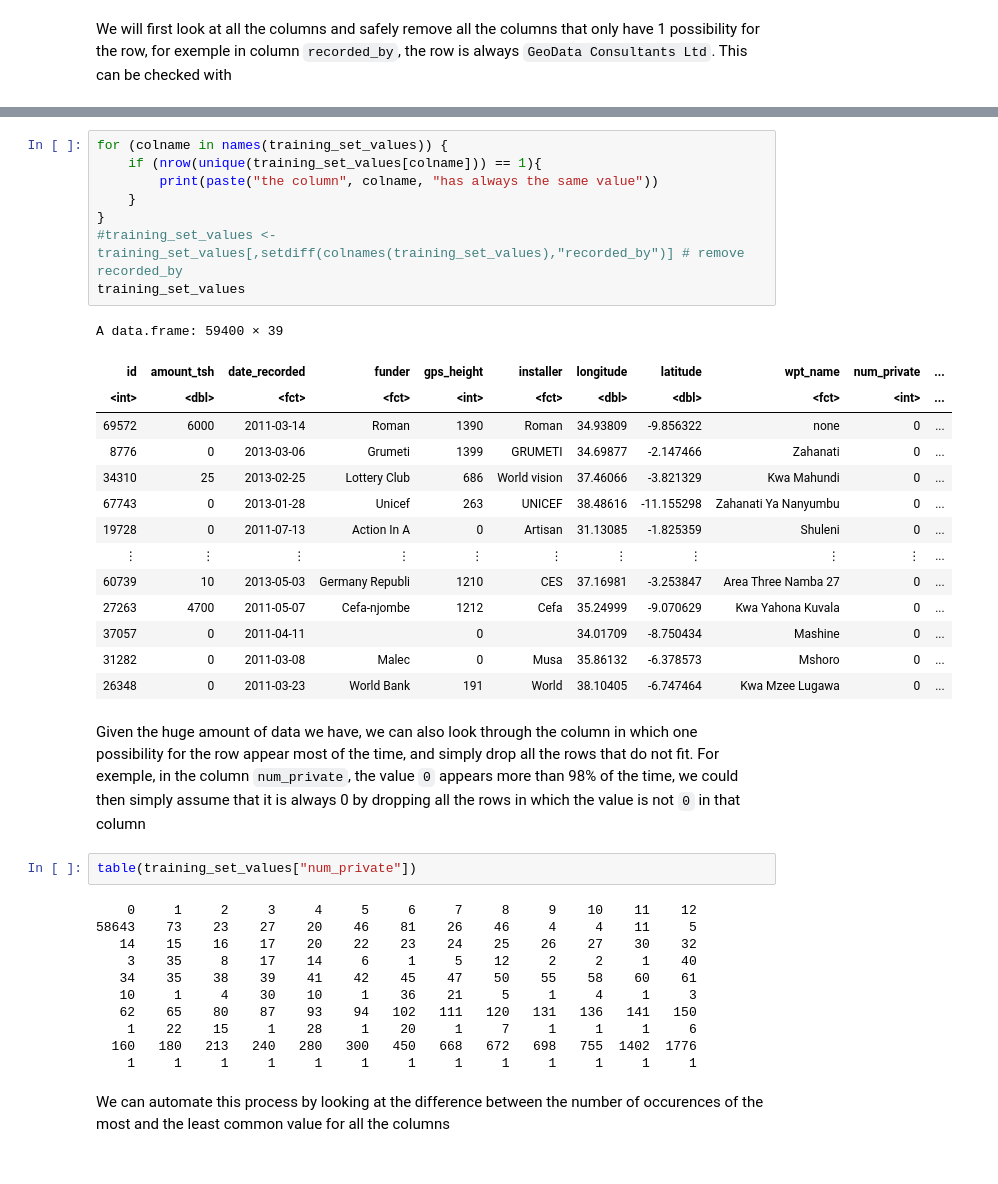
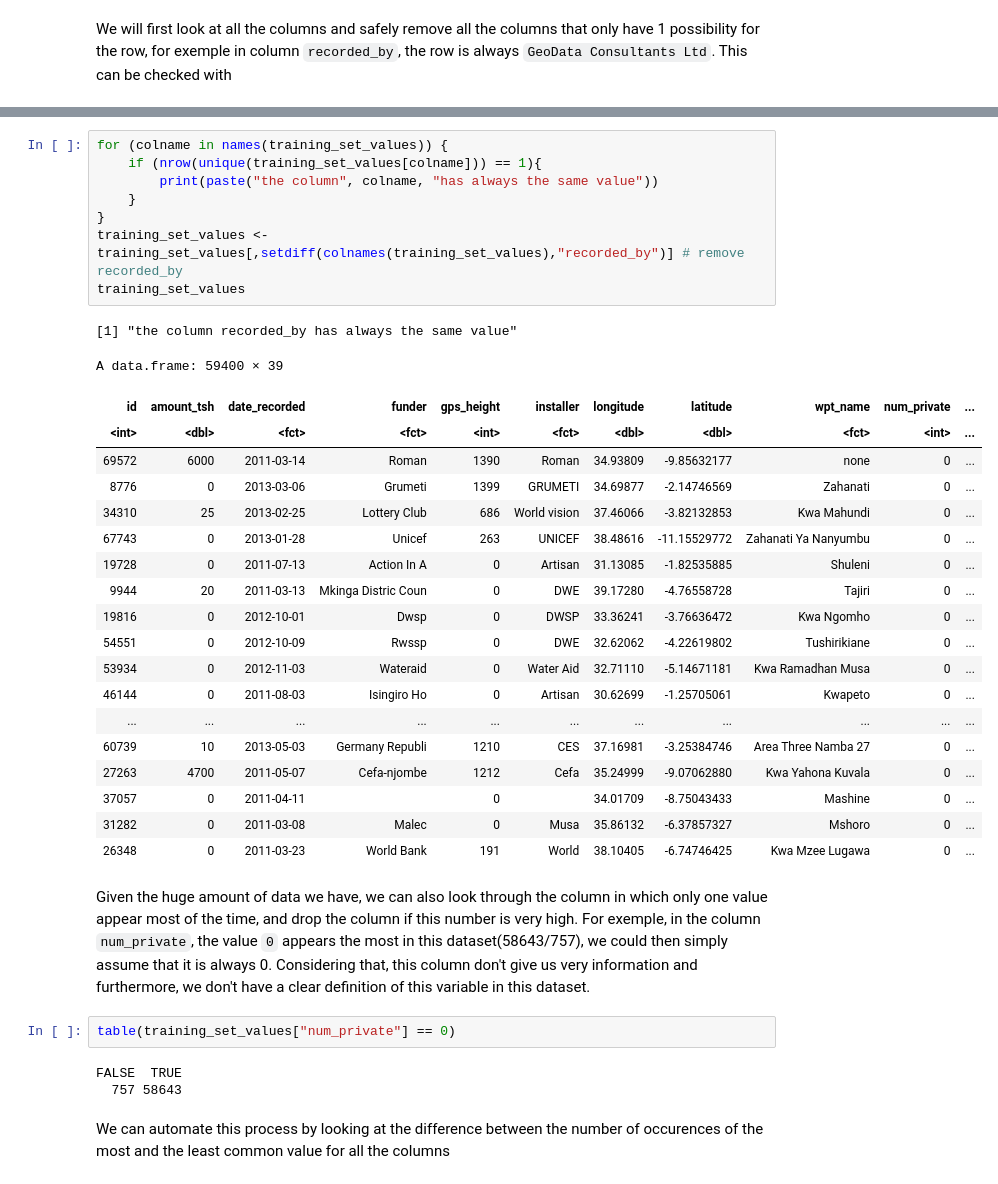
Before and after one commit to nmarotte/F422-fluffy-couscous, a Jupyter notebook: ReportTemplate.ipynb, the cells around one changed output, grey strips where cells are left out. Cells and saved outputs as stored; diff of their text form.

```diff
--- a/ReportTemplate.ipynb
+++ b/ReportTemplate.ipynb
@@ -50,41 +61,39 @@ summary(training_set_labels)
 # %%
 for (colname in names(training_set_values)) {
     if (nrow(unique(training_set_values[colname])) == 1){
         print(paste("the column", colname, "has always the same value"))
     }
 }
-#training_set_values <- training_set_values[,setdiff(colnames(training_set_values),"recorded_by")] # remove recorded_by
+training_set_values <- training_set_values[,setdiff(colnames(training_set_values),"recorded_by")] # remove recorded_by
 training_set_values
 # %% [output]
-A data.frame: 59400 × 39
+[1] "the column recorded_by has always the same value"
+A data.frame: 59400 × 39
 | id | amount_tsh | date_recorded | funder | gps_height | installer | longitude | latitude | wpt_name | num_private | ... |
 | <int> | <dbl> | <fct> | <fct> | <int> | <fct> | <dbl> | <dbl> | <fct> | <int> | ... |
-| 69572 | 6000 | 2011-03-14 | Roman | 1390 | Roman | 34.93809 | -9.856322 | none | 0 | ... |
-| 8776 | 0 | 2013-03-06 | Grumeti | 1399 | GRUMETI | 34.69877 | -2.147466 | Zahanati | 0 | ... |
-| 34310 | 25 | 2013-02-25 | Lottery Club | 686 | World vision | 37.46066 | -3.821329 | Kwa Mahundi | 0 | ... |
-| 67743 | 0 | 2013-01-28 | Unicef | 263 | UNICEF | 38.48616 | -11.155298 | Zahanati Ya Nanyumbu | 0 | ... |
-| 19728 | 0 | 2011-07-13 | Action In A | 0 | Artisan | 31.13085 | -1.825359 | Shuleni | 0 | ... |
-| ⋮ | ⋮ | ⋮ | ⋮ | ⋮ | ⋮ | ⋮ | ⋮ | ⋮ | ⋮ | ... |
-| 60739 | 10 | 2013-05-03 | Germany Republi | 1210 | CES | 37.16981 | -3.253847 | Area Three Namba 27 | 0 | ... |
-| 27263 | 4700 | 2011-05-07 | Cefa-njombe | 1212 | Cefa | 35.24999 | -9.070629 | Kwa Yahona Kuvala | 0 | ... |
-| 37057 | 0 | 2011-04-11 |  | 0 |  | 34.01709 | -8.750434 | Mashine | 0 | ... |
-| 31282 | 0 | 2011-03-08 | Malec | 0 | Musa | 35.86132 | -6.378573 | Mshoro | 0 | ... |
-| 26348 | 0 | 2011-03-23 | World Bank | 191 | World | 38.10405 | -6.747464 | Kwa Mzee Lugawa | 0 | ... |
+| 69572 | 6000 | 2011-03-14 | Roman | 1390 | Roman | 34.93809 | -9.85632177 | none | 0 | ... |
+| 8776 | 0 | 2013-03-06 | Grumeti | 1399 | GRUMETI | 34.69877 | -2.14746569 | Zahanati | 0 | ... |
+| 34310 | 25 | 2013-02-25 | Lottery Club | 686 | World vision | 37.46066 | -3.82132853 | Kwa Mahundi | 0 | ... |
+| 67743 | 0 | 2013-01-28 | Unicef | 263 | UNICEF | 38.48616 | -11.15529772 | Zahanati Ya Nanyumbu | 0 | ... |
+| 19728 | 0 | 2011-07-13 | Action In A | 0 | Artisan | 31.13085 | -1.82535885 | Shuleni | 0 | ... |
+| 9944 | 20 | 2011-03-13 | Mkinga Distric Coun | 0 | DWE | 39.17280 | -4.76558728 | Tajiri | 0 | ... |
+| 19816 | 0 | 2012-10-01 | Dwsp | 0 | DWSP | 33.36241 | -3.76636472 | Kwa Ngomho | 0 | ... |
+| 54551 | 0 | 2012-10-09 | Rwssp | 0 | DWE | 32.62062 | -4.22619802 | Tushirikiane | 0 | ... |
+| 53934 | 0 | 2012-11-03 | Wateraid | 0 | Water Aid | 32.71110 | -5.14671181 | Kwa Ramadhan Musa | 0 | ... |
+| 46144 | 0 | 2011-08-03 | Isingiro Ho | 0 | Artisan | 30.62699 | -1.25705061 | Kwapeto | 0 | ... |
+| ... | ... | ... | ... | ... | ... | ... | ... | ... | ... | ... |
+| 60739 | 10 | 2013-05-03 | Germany Republi | 1210 | CES | 37.16981 | -3.25384746 | Area Three Namba 27 | 0 | ... |
+| 27263 | 4700 | 2011-05-07 | Cefa-njombe | 1212 | Cefa | 35.24999 | -9.07062880 | Kwa Yahona Kuvala | 0 | ... |
+| 37057 | 0 | 2011-04-11 |  | 0 |  | 34.01709 | -8.75043433 | Mashine | 0 | ... |
+| 31282 | 0 | 2011-03-08 | Malec | 0 | Musa | 35.86132 | -6.37857327 | Mshoro | 0 | ... |
+| 26348 | 0 | 2011-03-23 | World Bank | 191 | World | 38.10405 | -6.74746425 | Kwa Mzee Lugawa | 0 | ... |
 # %% [markdown]
-Given the huge amount of data we have, we can also look through the column in which one possibility for the row appear most of the time, and simply drop all the rows that do not fit. For exemple, in the column `num_private`, the value `0` appears more than 98% of the time, we could then simply assume that it is always 0 by dropping all the rows in which the value is not `0` in that column
+Given the huge amount of data we have, we can also look through the column in which only one value appear most of the time, and drop the column if this number is very high. For exemple, in the column `num_private`, the value `0` appears the most in this dataset(58643/757), we could then simply assume that it is always 0. Considering that, this column don't give us very information and furthermore, we don't have a clear definition of this variable in this dataset.
 # %%
-table(training_set_values["num_private"])
+table(training_set_values["num_private"] == 0)
 # %% [output]
-    0     1     2     3     4     5     6     7     8     9    10    11    12
-58643    73    23    27    20    46    81    26    46     4     4    11     5
-   14    15    16    17    20    22    23    24    25    26    27    30    32
-    3    35     8    17    14     6     1     5    12     2     2     1    40
-   34    35    38    39    41    42    45    47    50    55    58    60    61
-   10     1     4    30    10     1    36    21     5     1     4     1     3
-   62    65    80    87    93    94   102   111   120   131   136   141   150
-    1    22    15     1    28     1    20     1     7     1     1     1     6
-  160   180   213   240   280   300   450   668   672   698   755  1402  1776
-    1     1     1     1     1     1     1     1     1     1     1     1     1
+FALSE  TRUE
+  757 58643
 # %% [markdown]
 We can automate this process by looking at the difference between the number of occurences of the most and the least common value for all the columns
 # %%
```
Also changed, not shown: parts of 12 cells of this notebook, 1 other file.
